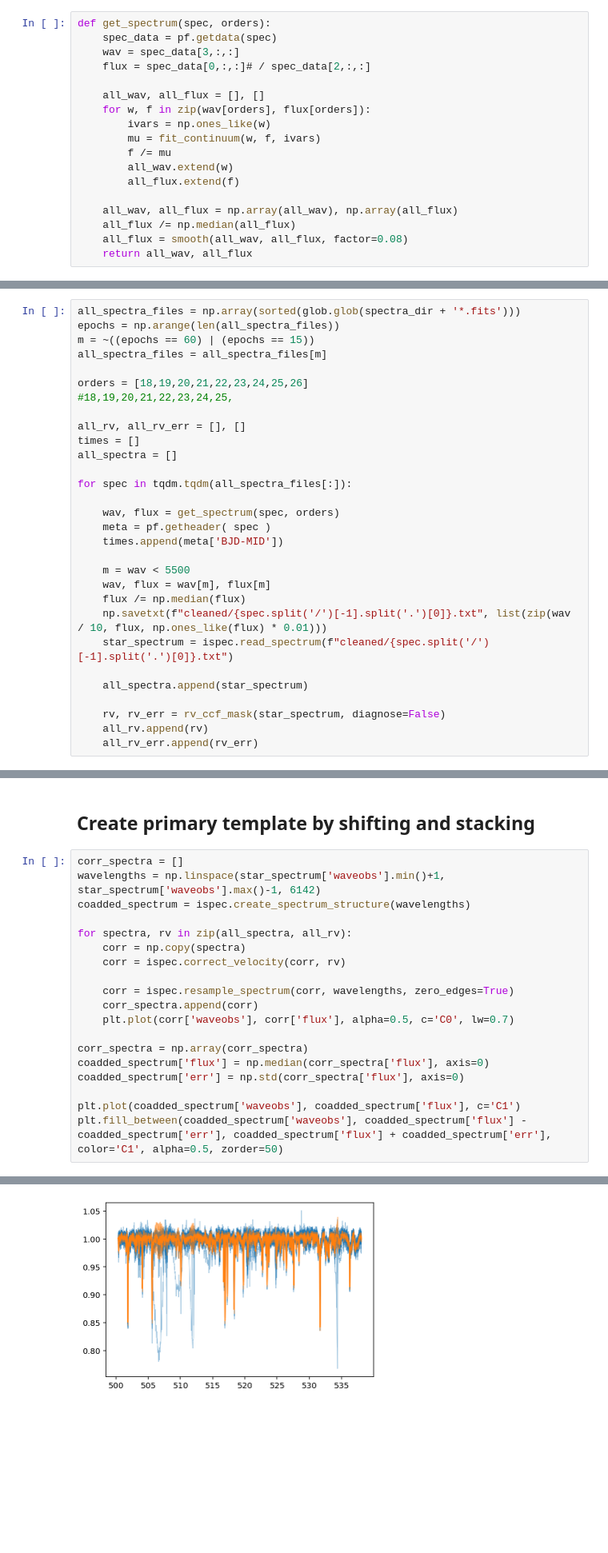
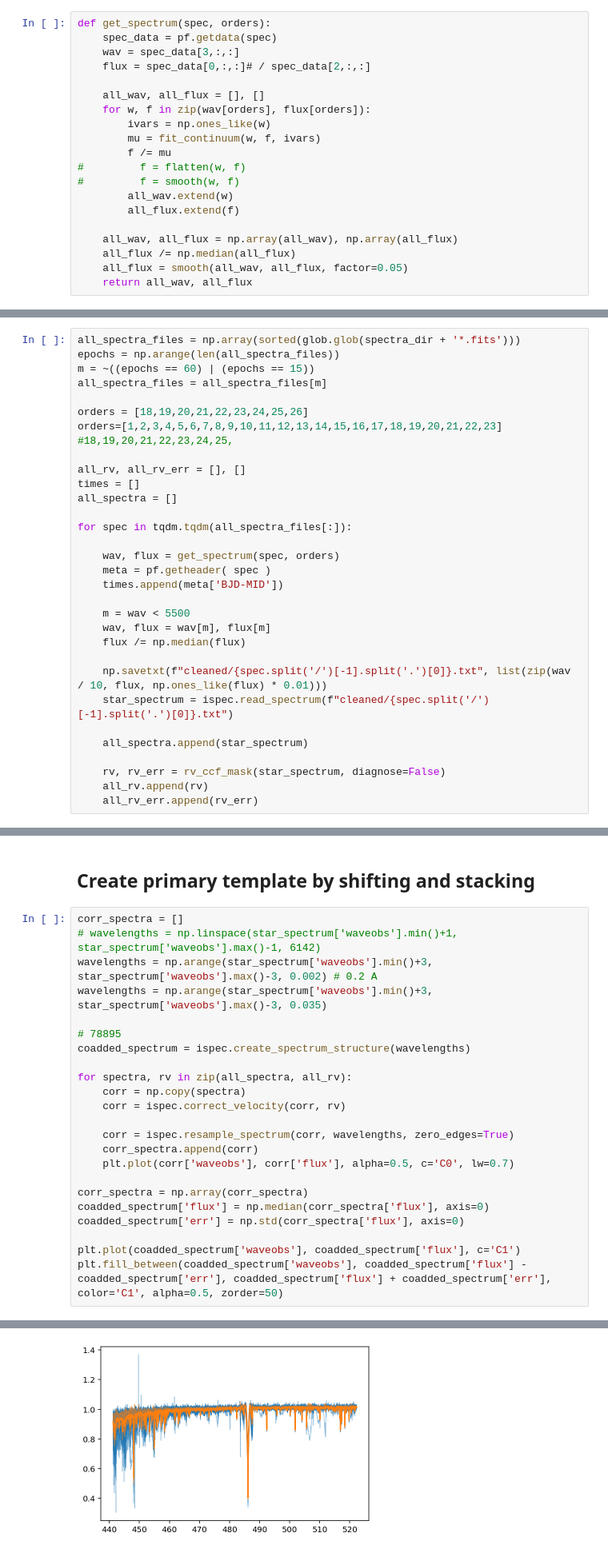
Before and after one commit to danhey/adra, a Jupyter notebook: RV extract ispec.ipynb, the cells around one changed output, grey strips where cells are left out. Shown at 80% size. Saved outputs shown, nothing was run; the diff lists cells and outputs as text; blank space fills up the shorter version.

```diff
--- a/RV extract ispec.ipynb
+++ b/RV extract ispec.ipynb
@@ -98,12 +104,14 @@ def get_spectrum(spec, orders):
         ivars = np.ones_like(w)
         mu = fit_continuum(w, f, ivars)
         f /= mu
+#         f = flatten(w, f)
+#         f = smooth(w, f)
         all_wav.extend(w)
         all_flux.extend(f)
 
     all_wav, all_flux = np.array(all_wav), np.array(all_flux)
     all_flux /= np.median(all_flux)
-    all_flux = smooth(all_wav, all_flux, factor=0.08)
+    all_flux = smooth(all_wav, all_flux, factor=0.05)
     return all_wav, all_flux
 # %%
 def rv_ccf_mask(spectrum, diagnose=False, ax=None):
@@ -136,6 +144,7 @@ m = ~((epochs == 60) | (epochs == 15))
 all_spectra_files = all_spectra_files[m]
 
 orders = [18,19,20,21,22,23,24,25,26]
+orders=[1,2,3,4,5,6,7,8,9,10,11,12,13,14,15,16,17,18,19,20,21,22,23]
 #18,19,20,21,22,23,24,25,
 
 all_rv, all_rv_err = [], []
@@ -151,6 +160,7 @@ for spec in tqdm.tqdm(all_spectra_files[:]):
     m = wav < 5500
     wav, flux = wav[m], flux[m]
     flux /= np.median(flux)
+
     np.savetxt(f"cleaned/{spec.split('/')[-1].split('.')[0]}.txt", list(zip(wav / 10, flux, np.ones_like(flux) * 0.01)))
     star_spectrum = ispec.read_spectrum(f"cleaned/{spec.split('/')[-1].split('.')[0]}.txt")
 
@@ -187,23 +197,27 @@ np.savetxt('data/RV/SONG.txt', list(zip(np.array(times), RV.value, all_rv_err)))
 ## Create primary template by shifting and stacking
 # %%
 corr_spectra = []
-wavelengths = np.linspace(star_spectrum['waveobs'].min()+1, star_spectrum['waveobs'].max()-1, 6142)
+# wavelengths = np.linspace(star_spectrum['waveobs'].min()+1, star_spectrum['waveobs'].max()-1, 6142)
+wavelengths = np.arange(star_spectrum['waveobs'].min()+3, star_spectrum['waveobs'].max()-3, 0.002) # 0.2 A
+wavelengths = np.arange(star_spectrum['waveobs'].min()+3, star_spectrum['waveobs'].max()-3, 0.035)
+
+# 78895
 coadded_spectrum = ispec.create_spectrum_structure(wavelengths)
 
 for spectra, rv in zip(all_spectra, all_rv):
     corr = np.copy(spectra)
     corr = ispec.correct_velocity(corr, rv)
 
     corr = ispec.resample_spectrum(corr, wavelengths, zero_edges=True)
     corr_spectra.append(corr)
     plt.plot(corr['waveobs'], corr['flux'], alpha=0.5, c='C0', lw=0.7)
 
 corr_spectra = np.array(corr_spectra)
 coadded_spectrum['flux'] = np.median(corr_spectra['flux'], axis=0)
 coadded_spectrum['err'] = np.std(corr_spectra['flux'], axis=0)
 
 plt.plot(coadded_spectrum['waveobs'], coadded_spectrum['flux'], c='C1')
 plt.fill_between(coadded_spectrum['waveobs'], coadded_spectrum['flux'] - coadded_spectrum['err'], coadded_spectrum['flux'] + coadded_spectrum['err'], color='C1', alpha=0.5, zorder=50)
 # %% [output]
 <matplotlib.collections.PolyCollection at 0x...>
-[figure, old version]
+[figure, new version]
```
Also changed, not shown: parts of 4 cells of this notebook, 5 other files.
